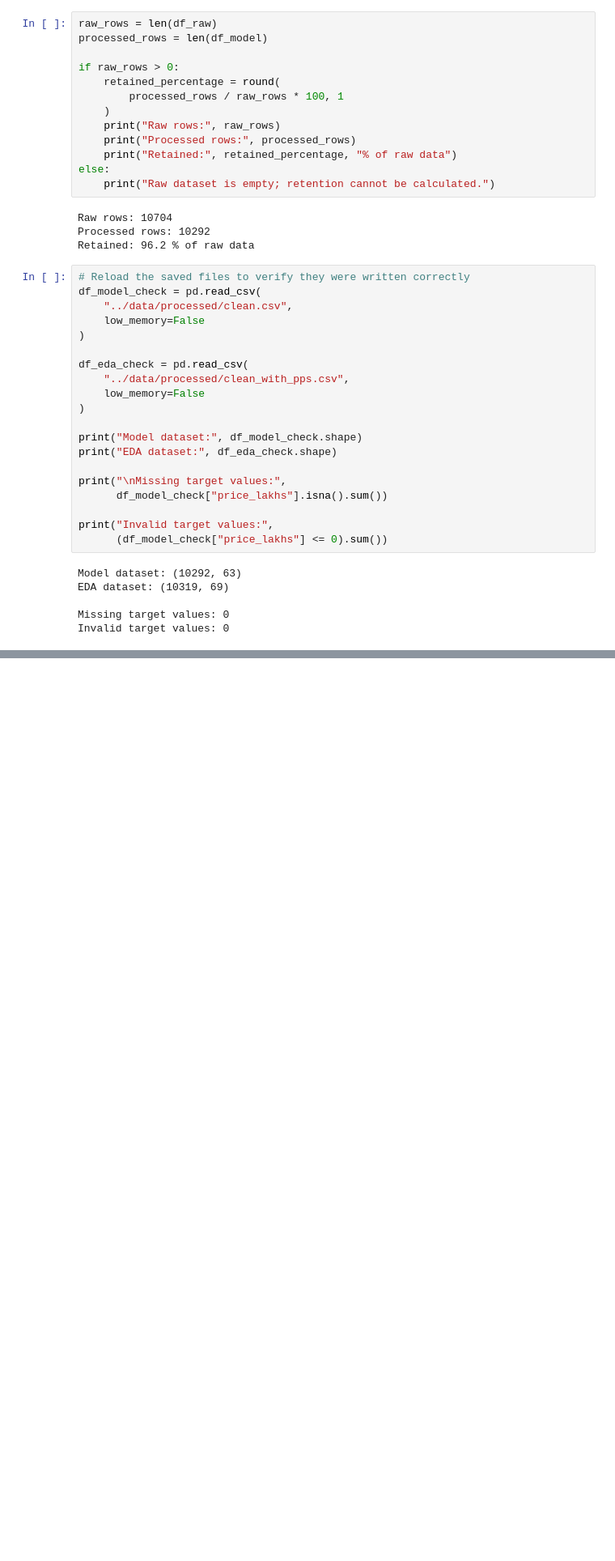
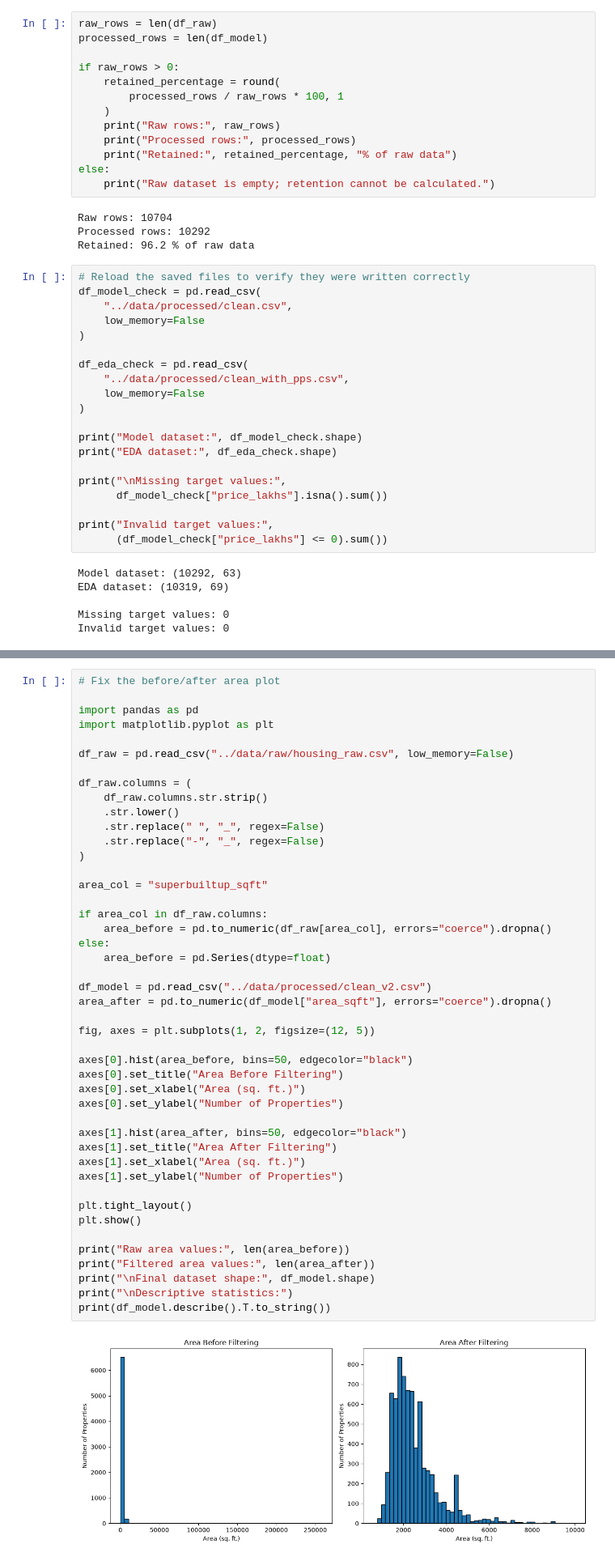
Before and after one commit to AjayPookodan/real-estate-price-prediction, a Jupyter notebook: notebooks/02_preprocessing.ipynb, the cells around one changed output, grey strips where cells are left out. Shown at 81% size. Drawn from its saved outputs; the diff is of its cells as text; blank space fills up the shorter version.

```diff
--- a/notebooks/02_preprocessing.ipynb
+++ b/notebooks/02_preprocessing.ipynb
@@ -1998,0 +3340,47 @@ Invalid target values: 0
+# %%
+# Fix the before/after area plot
+
+import pandas as pd
+import matplotlib.pyplot as plt
+
+df_raw = pd.read_csv("../data/raw/housing_raw.csv", low_memory=False)
+
+df_raw.columns = (
+    df_raw.columns.str.strip()
+    .str.lower()
+    .str.replace(" ", "_", regex=False)
+    .str.replace("-", "_", regex=False)
+)
+
+area_col = "superbuiltup_sqft"
+
+if area_col in df_raw.columns:
+    area_before = pd.to_numeric(df_raw[area_col], errors="coerce").dropna()
+else:
+    area_before = pd.Series(dtype=float)
+
+df_model = pd.read_csv("../data/processed/clean_v2.csv")
+area_after = pd.to_numeric(df_model["area_sqft"], errors="coerce").dropna()
+
+fig, axes = plt.subplots(1, 2, figsize=(12, 5))
+
+axes[0].hist(area_before, bins=50, edgecolor="black")
+axes[0].set_title("Area Before Filtering")
+axes[0].set_xlabel("Area (sq. ft.)")
+axes[0].set_ylabel("Number of Properties")
+
+axes[1].hist(area_after, bins=50, edgecolor="black")
+axes[1].set_title("Area After Filtering")
+axes[1].set_xlabel("Area (sq. ft.)")
+axes[1].set_ylabel("Number of Properties")
+
+plt.tight_layout()
+plt.show()
+
+print("Raw area values:", len(area_before))
+print("Filtered area values:", len(area_after))
+print("\nFinal dataset shape:", df_model.shape)
+print("\nDescriptive statistics:")
+print(df_model.describe().T.to_string())
+# %% [output]
+[figure, added]
```
Also changed, not shown: parts of 26 cells of this notebook, 12 other files.
